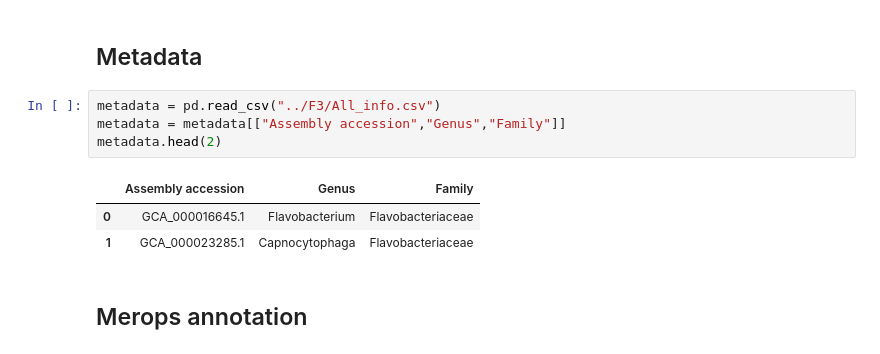
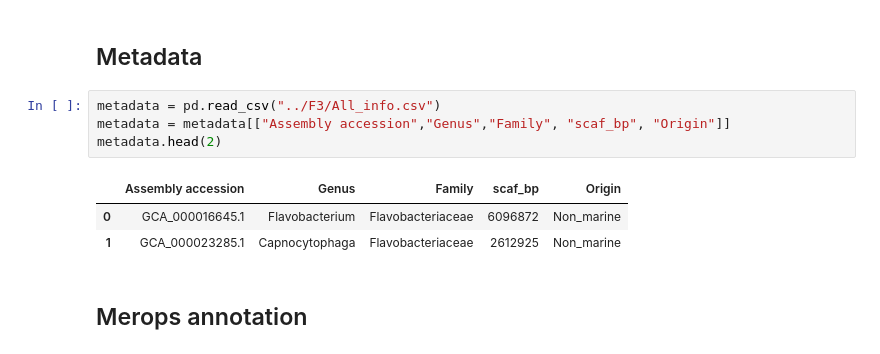
Before and after one commit to sandragodinhosilva/flavobacteriaceae_project, a Jupyter notebook: 4_Figures/F7/F7.ipynb, the cells around one changed output. Saved outputs shown, nothing was run; the diff lists cells and outputs as text.

```diff
--- a/4_Figures/F7/F7.ipynb
+++ b/4_Figures/F7/F7.ipynb
@@ -21,12 +21,12 @@ import numpy as np
 ## Metadata
 # %%
 metadata = pd.read_csv("../F3/All_info.csv")
-metadata = metadata[["Assembly accession","Genus","Family"]]
+metadata = metadata[["Assembly accession","Genus","Family", "scaf_bp", "Origin"]]
 metadata.head(2)
 # %% [output]
-|  | Assembly accession | Genus | Family |
-| 0 | GCA_000016645.1 | Flavobacterium | Flavobacteriaceae |
-| 1 | GCA_000023285.1 | Capnocytophaga | Flavobacteriaceae |
+|  | Assembly accession | Genus | Family | scaf_bp | Origin |
+| 0 | GCA_000016645.1 | Flavobacterium | Flavobacteriaceae | 6096872 | Non_marine |
+| 1 | GCA_000023285.1 | Capnocytophaga | Flavobacteriaceae | 2612925 | Non_marine |
 # %% [markdown]
 ## Merops annotation
 # %%
```
Also changed, not shown: parts of 17 cells of this notebook, 23 other files.
